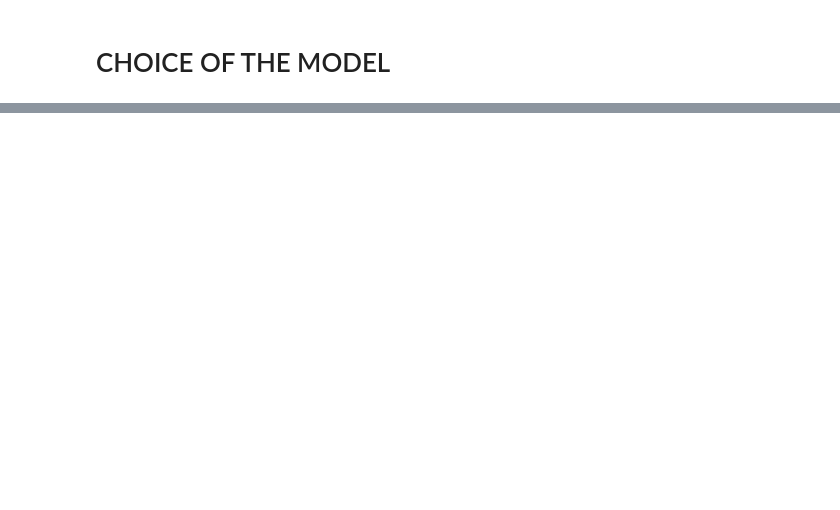
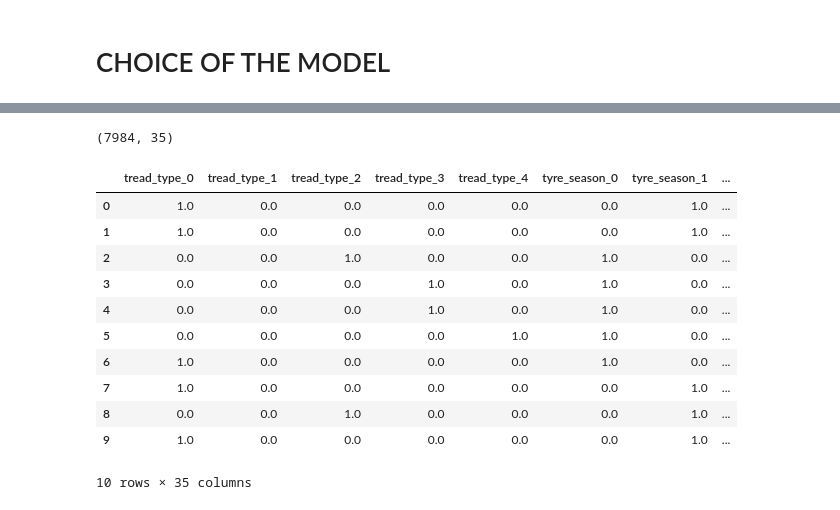
Before and after one commit to ludovicaverde/MachineLearing_project, a Jupyter notebook: Final Report.ipynb, the cells around one changed output, grey strips where cells are left out. Cells and saved outputs as stored; diff of their text form; code cells hidden in the pictures; blank space fills up the shorter version.

```diff
--- a/Final Report.ipynb
+++ b/Final Report.ipynb
@@ -949,0 +864,7 @@ fpr7,tpr7=roc(model_RandomForest,X_train,y_train,X_test,y_test)
+# %%
+#dropping 'diameter'
+d = ["diameter"]
+data_dropped_test = data_test.drop(columns=d)
+
+print(data_dropped_test.shape)
+data_dropped_test.head()
@@ -949,0 +883,8 @@ fpr7,tpr7=roc(model_RandomForest,X_train,y_train,X_test,y_test)
+# %%
+#drop of add_layers
+d = ['add_layers']
+
+data_categorical_dropped = data_categorical2.drop(columns = d)
+selection_categorical = ['tread_type', 'tyre_season', 'tread_depth','month', 'wiring_strength', 'tyre_quality']
+print(data_categorical_dropped.shape)
+data_categorical_dropped.head()
@@ -949,0 +899,13 @@ fpr7,tpr7=roc(model_RandomForest,X_train,y_train,X_test,y_test)
+# %%
+from sklearn.preprocessing import OneHotEncoder
+encod = OneHotEncoder(handle_unknown='ignore')
+
+data_dummies2=pd.DataFrame()
+for i in range(len(selection_categorical)):
+    encod.fit(data_dropped_test[[selection_categorical[i]]].astype(str))
+    dummies = encod.transform(data_dropped_test[[selection_categorical[i]]].astype(str)).toarray()
+    for k in range(len(encod.categories_[0])):
+        encod.categories_[0][k]=selection_categorical[i]+"_"+str(encod.categories_[0][k])
+    data_dummies2=pd.concat([data_dummies2,pd.DataFrame(dummies,columns=encod.categories_[0])],axis=1)
+
+data_dummies2.head()
@@ -949,0 +920,24 @@ fpr7,tpr7=roc(model_RandomForest,X_train,y_train,X_test,y_test)
+# %%
+selection_numerical=['vulc', 'perc_nat_rubber', 'weather', 'perc_imp', 'temperature', 'elevation',
+       'perc_exp_comp']
+data_numerical2 = data_dropped_test[selection_numerical]
+# %%
+#total dataset test
+df_test = pd.concat([data_dummies2, data_numerical2],axis=1)
+
+print(df_test.shape)
+df_test.head(10)
+# %% [output]
+(7984, 35)
+|  | tread_type_0 | tread_type_1 | tread_type_2 | tread_type_3 | tread_type_4 | tyre_season_0 | tyre_season_1 | ... |
+| 0 | 1.0 | 0.0 | 0.0 | 0.0 | 0.0 | 0.0 | 1.0 | ... |
+| 1 | 1.0 | 0.0 | 0.0 | 0.0 | 0.0 | 0.0 | 1.0 | ... |
+| 2 | 0.0 | 0.0 | 1.0 | 0.0 | 0.0 | 1.0 | 0.0 | ... |
+| 3 | 0.0 | 0.0 | 0.0 | 1.0 | 0.0 | 1.0 | 0.0 | ... |
+| 4 | 0.0 | 0.0 | 0.0 | 1.0 | 0.0 | 1.0 | 0.0 | ... |
+| 5 | 0.0 | 0.0 | 0.0 | 0.0 | 1.0 | 1.0 | 0.0 | ... |
+| 6 | 1.0 | 0.0 | 0.0 | 0.0 | 0.0 | 1.0 | 0.0 | ... |
+| 7 | 1.0 | 0.0 | 0.0 | 0.0 | 0.0 | 0.0 | 1.0 | ... |
+| 8 | 0.0 | 0.0 | 1.0 | 0.0 | 0.0 | 0.0 | 1.0 | ... |
+| 9 | 1.0 | 0.0 | 0.0 | 0.0 | 0.0 | 0.0 | 1.0 | ... |
+10 rows × 35 columns
```
Also changed, not shown: parts of 34 cells of this notebook.
